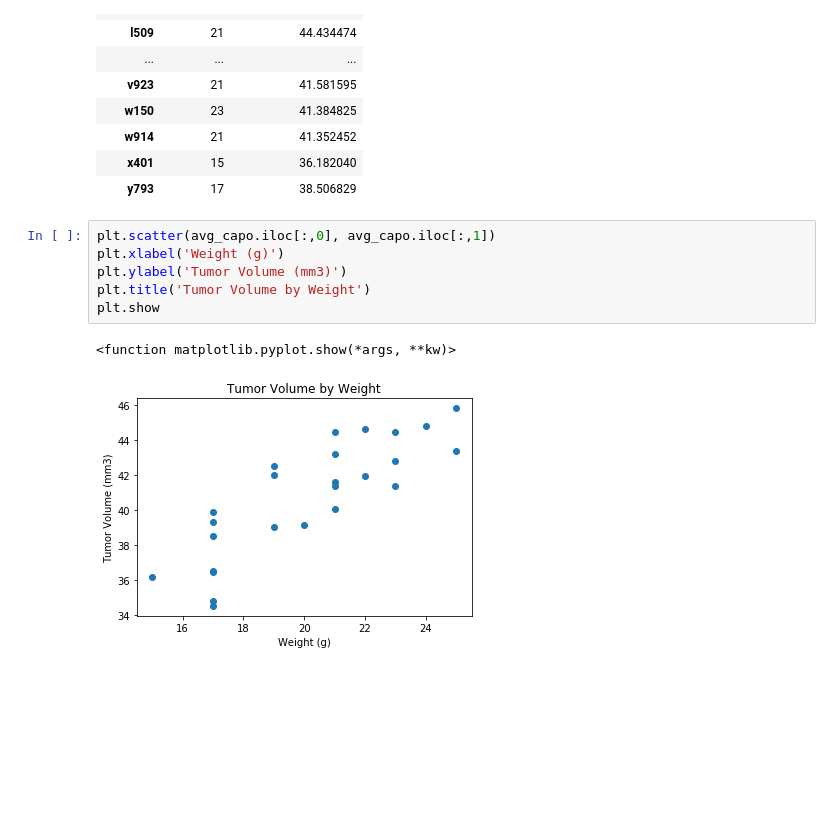
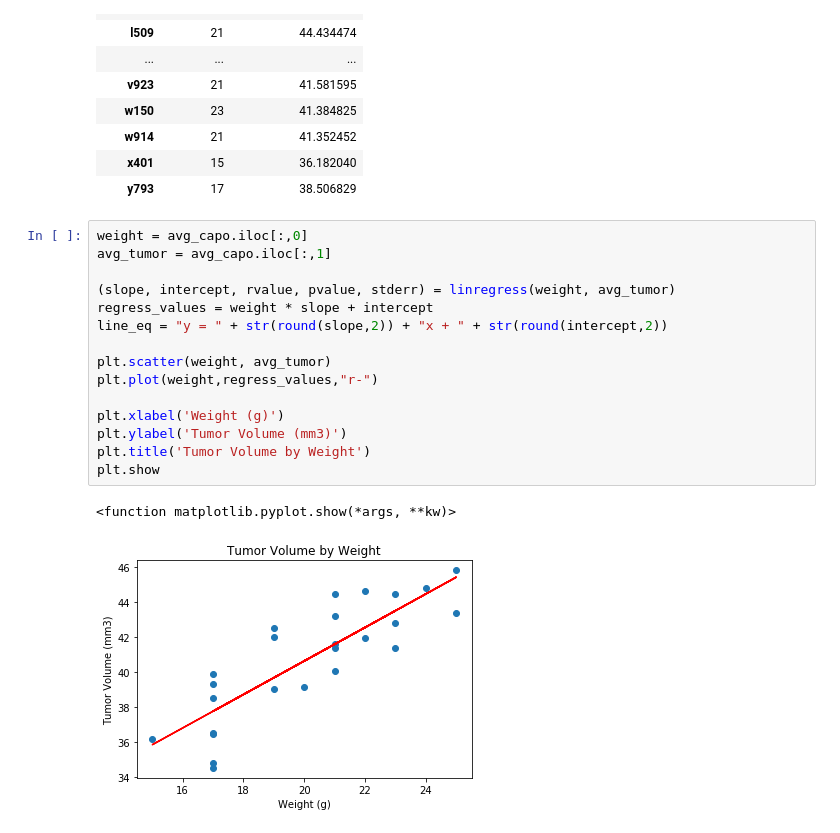
Before and after one commit to LRiceBall/Matplot-Challenge, a Jupyter notebook: Pymaceuticals/pymaceuticals_starter.ipynb, the cells around one changed output. Saved outputs shown, nothing was run; the diff lists cells and outputs as text; blank space fills up the shorter version.

```diff
--- a/Pymaceuticals/pymaceuticals_starter.ipynb
+++ b/Pymaceuticals/pymaceuticals_starter.ipynb
@@ -531,11 +533,20 @@ avg_capo
 | x401 | 15 | 36.182040 |
 | y793 | 17 | 38.506829 |
 # %%
-plt.scatter(avg_capo.iloc[:,0], avg_capo.iloc[:,1])
+weight = avg_capo.iloc[:,0]
+avg_tumor = avg_capo.iloc[:,1]
+
+(slope, intercept, rvalue, pvalue, stderr) = linregress(weight, avg_tumor)
+regress_values = weight * slope + intercept
+line_eq = "y = " + str(round(slope,2)) + "x + " + str(round(intercept,2))
+
+plt.scatter(weight, avg_tumor)
+plt.plot(weight,regress_values,"r-")
+
 plt.xlabel('Weight (g)')
 plt.ylabel('Tumor Volume (mm3)')
 plt.title('Tumor Volume by Weight')
 plt.show
 # %% [output]
 <function matplotlib.pyplot.show(*args, **kw)>
-[figure, old version]
+[figure, new version]
```
Also changed, not shown: parts of 1 cell of this notebook.
